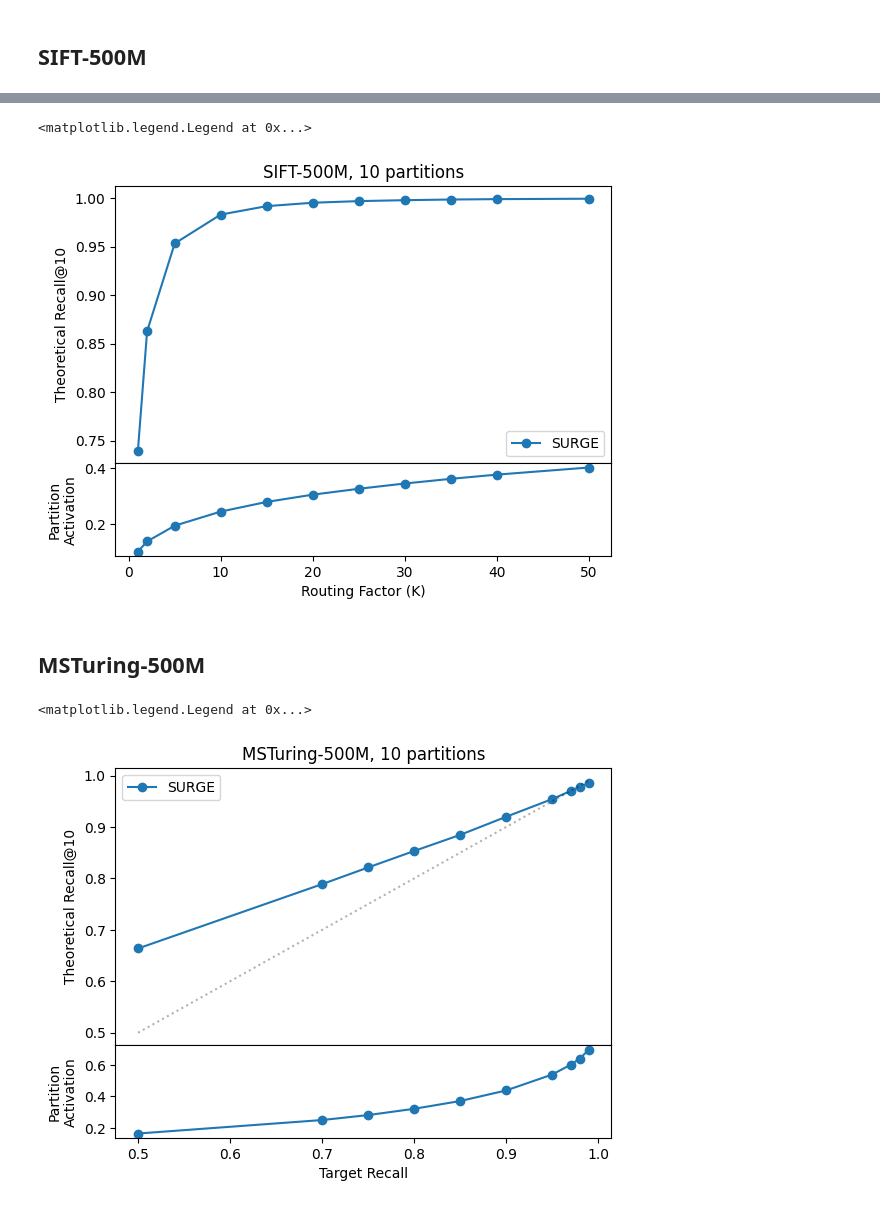
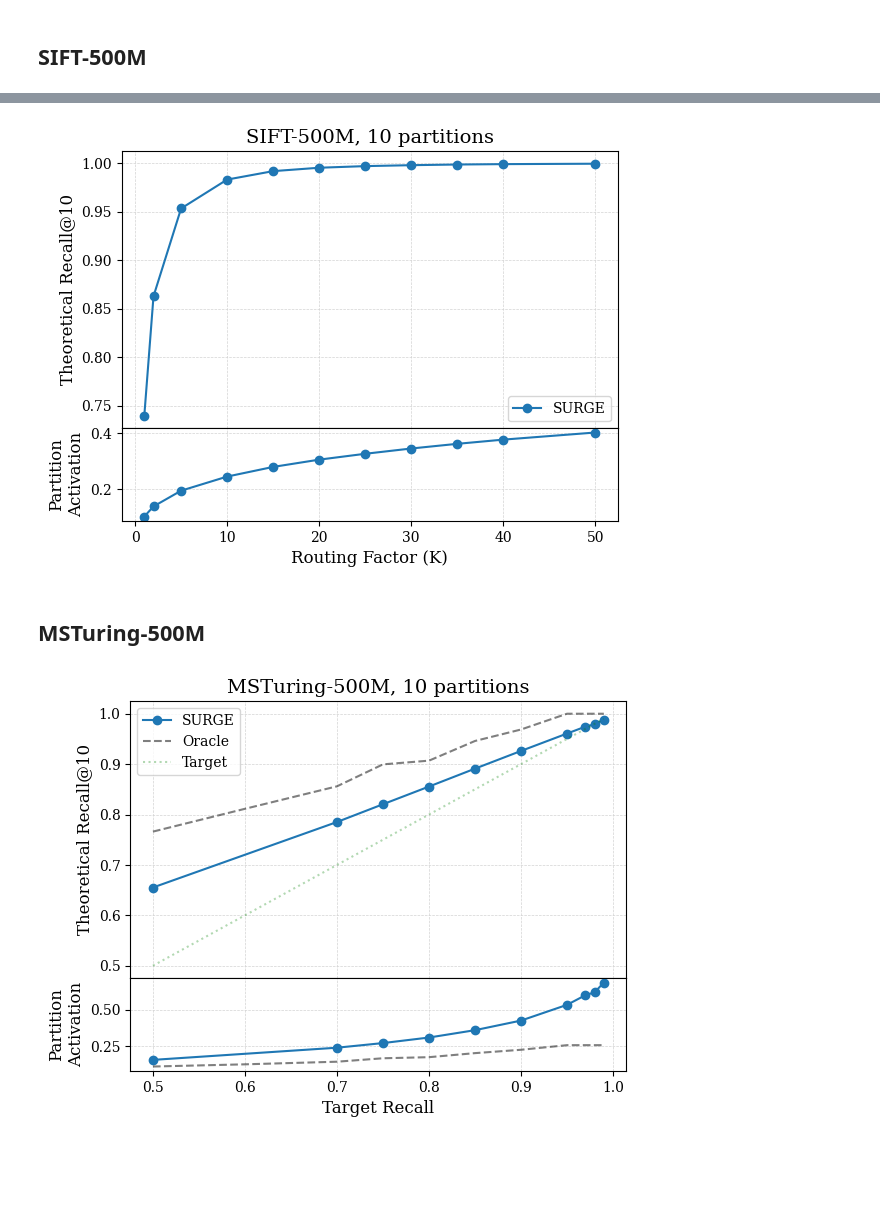
Before and after one commit to dkhimey/surge, a Jupyter notebook: plot_results/figure3/plot_figure3.ipynb, the cells around one changed output, grey strips where cells are left out. Saved outputs shown, nothing was run; the diff lists cells and outputs as text; code cells hidden in the pictures; blank space fills up the shorter version.

Commit message:
adding plots

```diff
--- a/plot_results/figure3/plot_figure3.ipynb
+++ b/plot_results/figure3/plot_figure3.ipynb
@@ -2,6 +2,21 @@
 import matplotlib.pyplot as plt
 import numpy as np
 import pandas as pd
+# %%
+plt.rcParams.update({
+        "text.usetex": False,          # disable system LaTeX
+        "mathtext.fontset": "stix",    # nicer math font
+        "font.family": "serif",
+        "font.size": 12,
+        "axes.labelsize": 12,
+        "axes.titlesize": 14,
+        "legend.fontsize": 10,
+        "xtick.labelsize": 10,
+        "ytick.labelsize": 10,
+        "grid.color": "lightgray",
+        "grid.linestyle": "--",
+        "grid.linewidth": 0.5,
+    })
 # %%
 # theoretical recall @ 10 vs branching & recall target
 # on SIFT/MSTuring Static sets
@@ -156,8 +222,14 @@ ax_top.legend()
 bigann_500M_surge_path = "/dataset/surge/results/theoretical_partition_quality_sift-500M_10_20260519_130459/routing_metrics.csv"
 bigann_500M_surge = pd.read_csv(bigann_500M_surge_path)
 
-msturing_500M_surge_path = "/dataset/surge/results/theoretical_partition_quality_msturing-500M_10_20260519_131044/routing_metrics.csv"
+bigann_500M_surge_oracle_path = "/dataset/surge/results/theoretical_partition_quality_sift-500M_10_20260519_130459/oracle_target_recall_results.csv"
+bigann_500M_surge_oracle = pd.read_csv(bigann_500M_surge_oracle_path)
+
+msturing_500M_surge_path = "/dataset/surge/results/theoretical_partition_quality_msturing-500M_10_20260520_133756/routing_metrics.csv"
 msturing_500M_surge = pd.read_csv(msturing_500M_surge_path)
+
+msturing_500M_surge_oracle_path = "/dataset/surge/results/theoretical_partition_quality_msturing-500M_10_20260520_133756/oracle_target_recall_results.csv"
+msturing_500M_surge_oracle = pd.read_csv(msturing_500M_surge_oracle_path)
 # %% [markdown]
 ## SIFT-500M
 # %%
@@ -206,46 +289,62 @@ ax_bottom.plot(bigann_500M_surge[bigann_500M_surge["mode"] == "branching_factor"
          marker="o"
 )
 
+# add grid
+ax_top.grid(True, which="both", linestyle="--", linewidth=0.5)
+ax_bottom.grid(True, which="both", linestyle="--", linewidth=0.5)
+
 ax_bottom.set_xlabel("Routing Factor (K)")
 ax_top.set_ylabel("Theoretical Recall@10")
 ax_bottom.set_ylabel("Partition\nActivation")
 ax_top.set_title("SIFT-500M, 10 partitions")
 
 ax_top.legend()
+# save
+plt.savefig("sift500_branching_factor_analysis.pdf", bbox_inches="tight")
 # %% [output]
-<matplotlib.legend.Legend at 0x...>
-[figure, old version]
+[figure, new version]
 # %% [markdown]
 ## MSTuring-500M
 # %%
 fig, (ax_top, ax_bottom) = plt.subplots(
 	2,
 	1,
 	sharex=True,
 	gridspec_kw={'height_ratios': [3, 1], 'hspace': 0}
 )
 
 ax_top.plot(msturing_500M_surge[msturing_500M_surge["mode"] == "recall_target"]["param"],
          msturing_500M_surge[msturing_500M_surge["mode"] == "recall_target"]["recall"],
          marker="o", label="SURGE")
 
+ax_top.plot(msturing_500M_surge_oracle["recall_target"],
+         msturing_500M_surge_oracle["mean_recall"], color="black", ls="--", alpha=.5, label="Oracle")
+
 ax_top.plot(msturing_500M_surge[msturing_500M_surge["mode"] == "recall_target"]["param"],
-         msturing_500M_surge[msturing_500M_surge["mode"] == "recall_target"]["param"], color="black", ls=":", alpha=.3)
+         msturing_500M_surge[msturing_500M_surge["mode"] == "recall_target"]["param"],
+         ls=":", color="green", alpha=0.3, label="Target")
 
 ax_bottom.plot(msturing_500M_surge[msturing_500M_surge["mode"] == "recall_target"]["param"],
          msturing_500M_surge[msturing_500M_surge["mode"] == "recall_target"]["activation"],
          marker="o"
 )
+ax_bottom.plot(msturing_500M_surge_oracle["recall_target"],
+         msturing_500M_surge_oracle["mean_partitions"]/10, color="black", ls="--", alpha=.5)
+
+# add grid
+ax_top.grid(True, which="both", linestyle="--", linewidth=0.5)
+ax_bottom.grid(True, which="both", linestyle="--", linewidth=0.5)
 
 ax_bottom.set_xlabel("Target Recall")
 ax_top.set_ylabel("Theoretical Recall@10")
 ax_bottom.set_ylabel("Partition\nActivation")
 ax_top.set_title("MSTuring-500M, 10 partitions")
 
 ax_top.legend()
+# save
+plt.savefig("msturing500_recall_target_analysis.pdf", bbox_inches="tight")
 # %% [output]
-<matplotlib.legend.Legend at 0x...>
-[figure, old version]
+[figure, new version]
 # %%
 fig, (ax_top, ax_bottom) = plt.subplots(
 	2,
```
Also changed, not shown: parts of 11 cells of this notebook, 21 other files.
